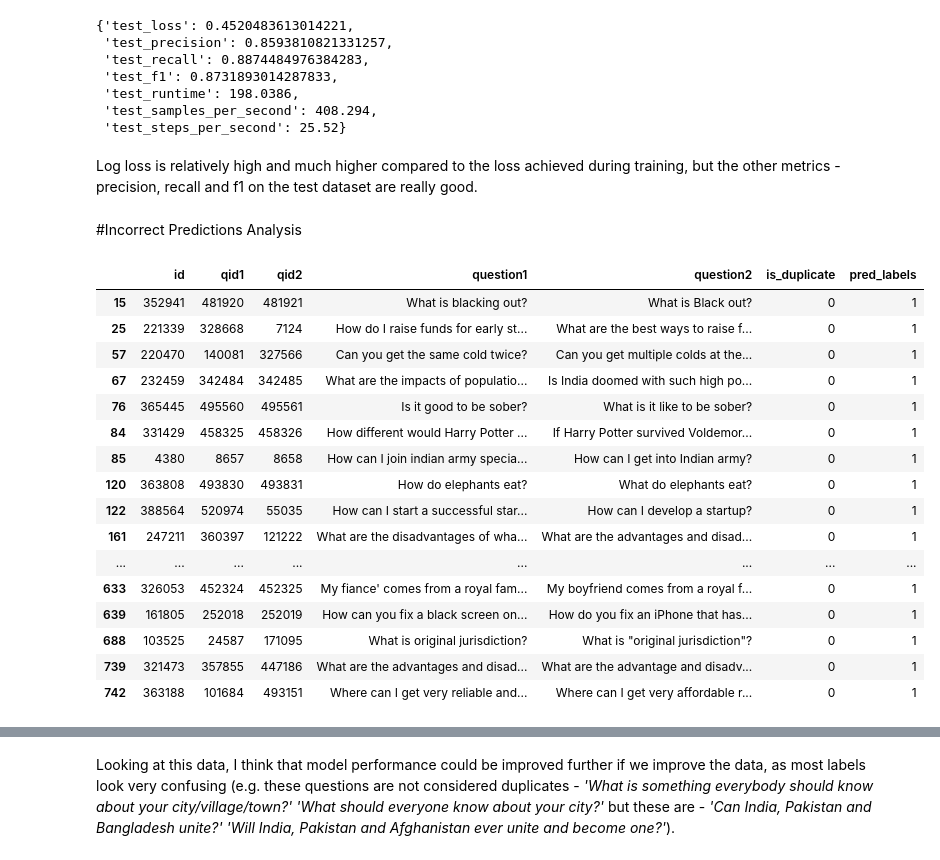
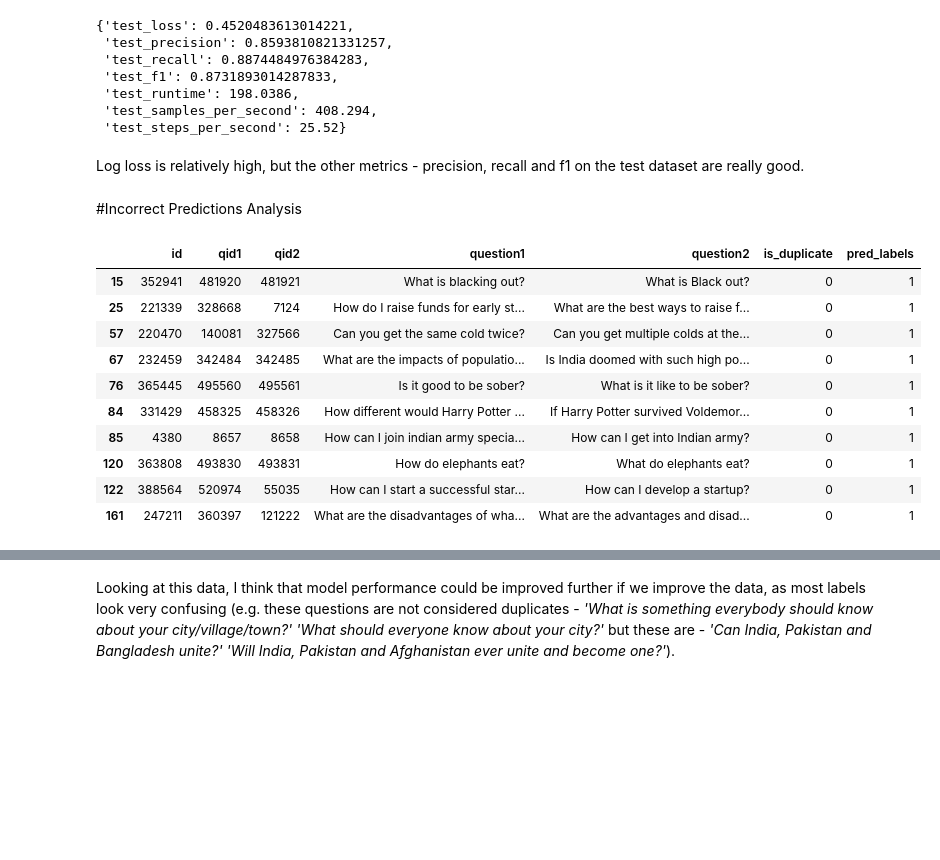
Before and after one commit to trimm-trabb/Duplicate-Question-Classifier, a Jupyter notebook: Duplicate-Question-Classifier.ipynb, the cells around one changed output, grey strips where cells are left out. Drawn from its saved outputs; the diff is of its cells as text; code cells hidden in the pictures; blank space fills up the shorter version.

```diff
--- a/Duplicate-Question-Classifier.ipynb
+++ b/Duplicate-Question-Classifier.ipynb
@@ -719,7 +695,7 @@ metrics
  'test_samples_per_second': 408.294,
  'test_steps_per_second': 25.52}
 # %% [markdown]
-Log loss is relatively high and much higher compared to the loss achieved during training, but the other metrics - precision, recall and f1 on the test dataset are really good.
+Log loss is relatively high, but the other metrics - precision, recall and f1 on the test dataset are really good.
 # %% [markdown]
 #Incorrect Predictions Analysis
 # %%
@@ -728,23 +704,17 @@ df_test['pred_labels'] = pred_labels
 false_positives = df_test[(df_test['is_duplicate']==0) & (df_test['pred_labels']==1)]
 false_negatives = df_test[(df_test['is_duplicate']==1) & (df_test['pred_labels']==0)]
 # %%
-false_positives.head(50)
+false_positives.head(10)
 # %% [output]
 |  | id | qid1 | qid2 | question1 | question2 | is_duplicate | pred_labels |
 | 15 | 352941 | 481920 | 481921 | What is blacking out? | What is Black out? | 0 | 1 |
 | 25 | 221339 | 328668 | 7124 | How do I raise funds for early st... | What are the best ways to raise f... | 0 | 1 |
 | 57 | 220470 | 140081 | 327566 | Can you get the same cold twice? | Can you get multiple colds at the... | 0 | 1 |
 | 67 | 232459 | 342484 | 342485 | What are the impacts of populatio... | Is India doomed with such high po... | 0 | 1 |
 | 76 | 365445 | 495560 | 495561 | Is it good to be sober? | What is it like to be sober? | 0 | 1 |
 | 84 | 331429 | 458325 | 458326 | How different would Harry Potter ... | If Harry Potter survived Voldemor... | 0 | 1 |
 | 85 | 4380 | 8657 | 8658 | How can I join indian army specia... | How can I get into Indian army? | 0 | 1 |
 | 120 | 363808 | 493830 | 493831 | How do elephants eat? | What do elephants eat? | 0 | 1 |
 | 122 | 388564 | 520974 | 55035 | How can I start a successful star... | How can I develop a startup? | 0 | 1 |
 | 161 | 247211 | 360397 | 121222 | What are the disadvantages of wha... | What are the advantages and disad... | 0 | 1 |
-| ... | ... | ... | ... | ... | ... | ... | ... |
-| 633 | 326053 | 452324 | 452325 | My fiance' comes from a royal fam... | My boyfriend comes from a royal f... | 0 | 1 |
-| 639 | 161805 | 252018 | 252019 | How can you fix a black screen on... | How do you fix an iPhone that has... | 0 | 1 |
-| 688 | 103525 | 24587 | 171095 | What is original jurisdiction? | What is "original jurisdiction"? | 0 | 1 |
-| 739 | 321473 | 357855 | 447186 | What are the advantages and disad... | What are the advantage and disadv... | 0 | 1 |
-| 742 | 363188 | 101684 | 493151 | Where can I get very reliable and... | Where can I get very affordable r... | 0 | 1 |
 # %%
```
Also changed, not shown: parts of 4 cells of this notebook.
